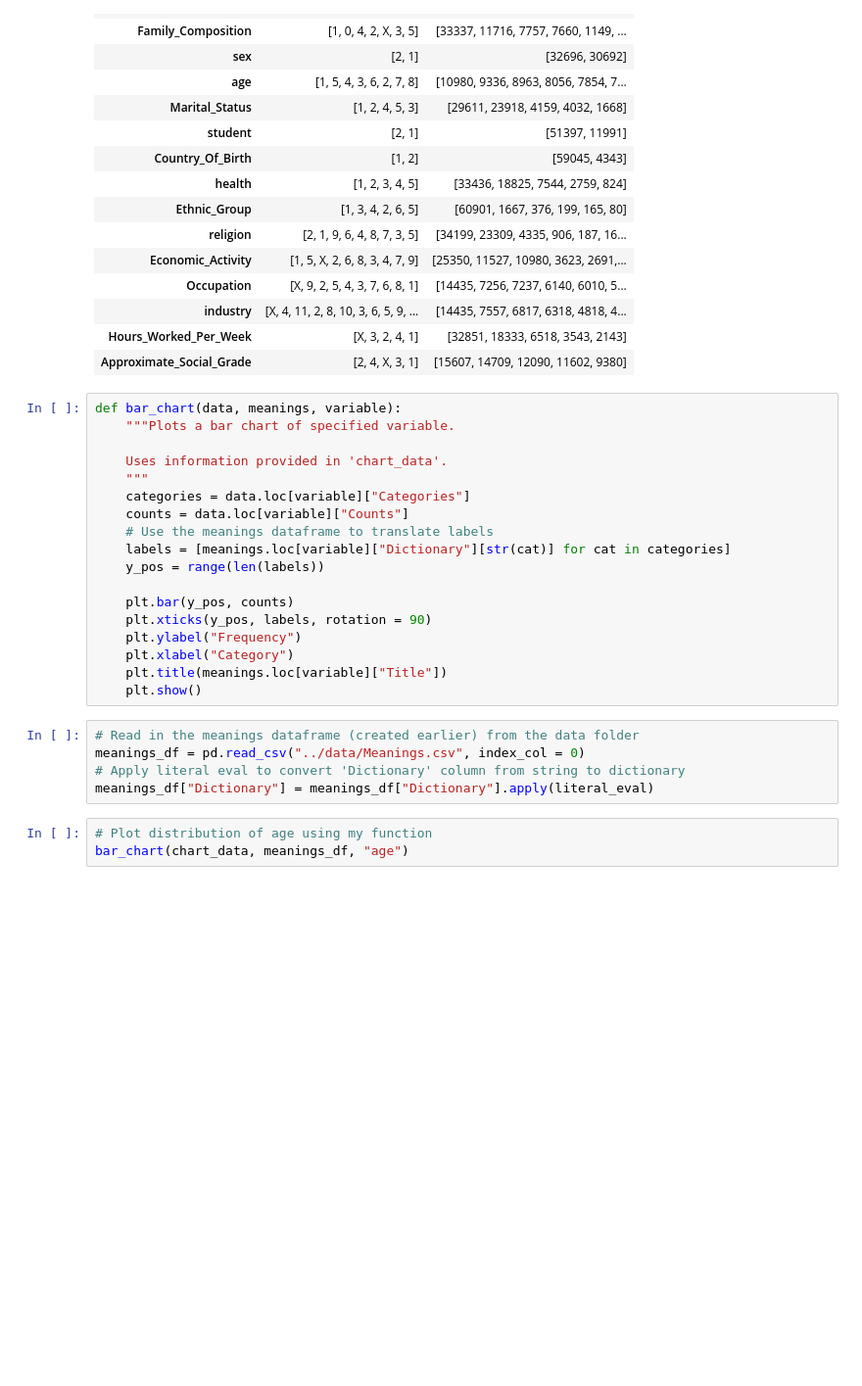
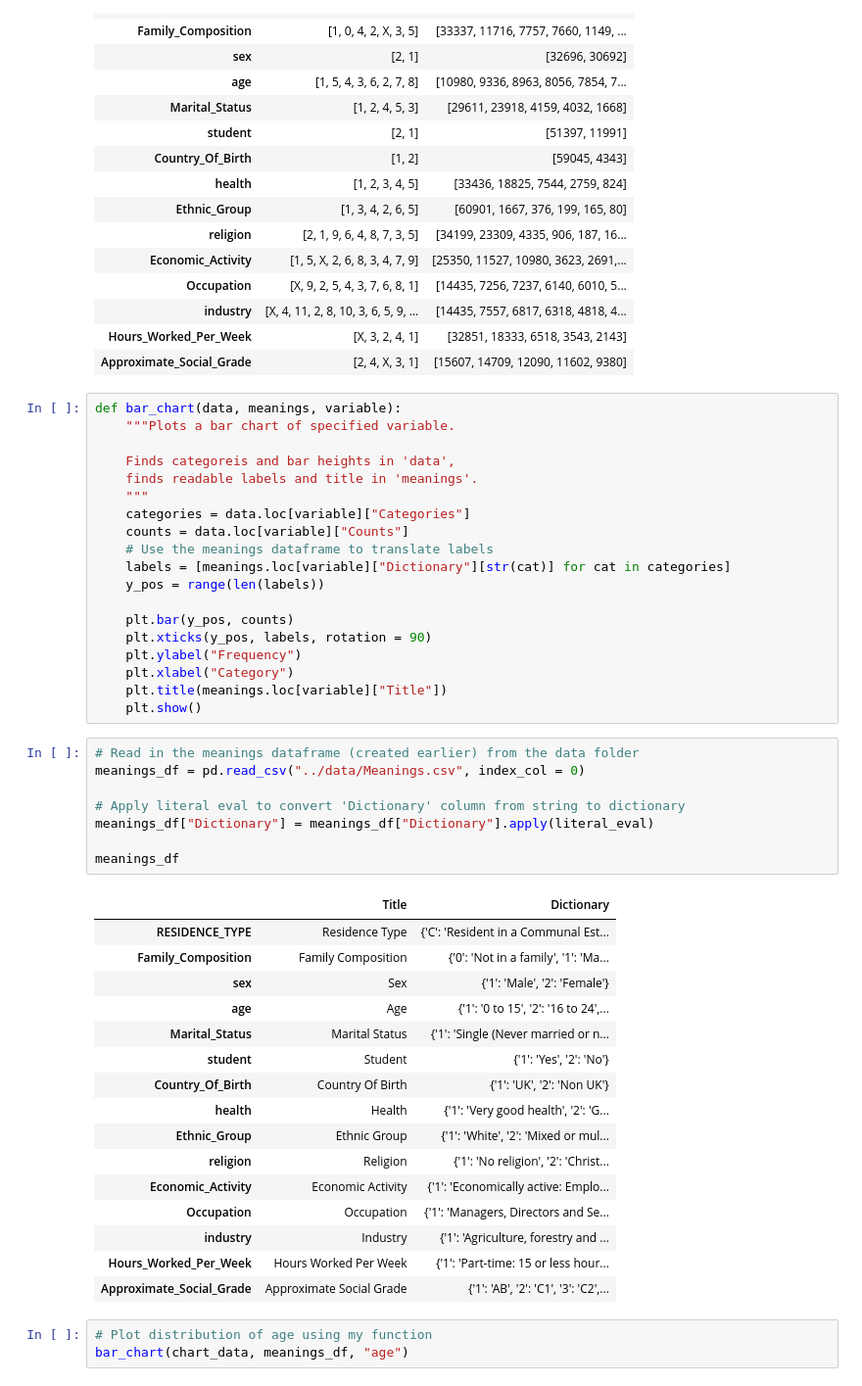
Before and after one commit to awesometillman/census, a Jupyter notebook: notebooks/notebook.ipynb, the cells around one changed output. Shown at 98% size. Cells and saved outputs as stored; diff of their text form; blank space fills up the shorter version.

```diff
--- a/notebooks/notebook.ipynb
+++ b/notebooks/notebook.ipynb
@@ -162,7 +156,8 @@ chart_data
 def bar_chart(data, meanings, variable):
     """Plots a bar chart of specified variable.
 
-    Uses information provided in 'chart_data'.
+    Finds categoreis and bar heights in 'data',
+    finds readable labels and title in 'meanings'.
     """
     categories = data.loc[variable]["Categories"]
     counts = data.loc[variable]["Counts"]
@@ -179,8 +174,28 @@ def bar_chart(data, meanings, variable):
 # %%
 # Read in the meanings dataframe (created earlier) from the data folder
 meanings_df = pd.read_csv("../data/Meanings.csv", index_col = 0)
+
 # Apply literal eval to convert 'Dictionary' column from string to dictionary
 meanings_df["Dictionary"] = meanings_df["Dictionary"].apply(literal_eval)
+
+meanings_df
+# %% [output]
+|  | Title | Dictionary |
+| RESIDENCE_TYPE | Residence Type | {'C': 'Resident in a Communal Est... |
+| Family_Composition | Family Composition | {'0': 'Not in a family', '1': 'Ma... |
+| sex | Sex | {'1': 'Male', '2': 'Female'} |
+| age | Age | {'1': '0 to 15', '2': '16 to 24',... |
+| Marital_Status | Marital Status | {'1': 'Single (Never married or n... |
+| student | Student | {'1': 'Yes', '2': 'No'} |
+| Country_Of_Birth | Country Of Birth | {'1': 'UK', '2': 'Non UK'} |
+| health | Health | {'1': 'Very good health', '2': 'G... |
+| Ethnic_Group | Ethnic Group | {'1': 'White', '2': 'Mixed or mul... |
+| religion | Religion | {'1': 'No religion', '2': 'Christ... |
+| Economic_Activity | Economic Activity | {'1': 'Economically active: Emplo... |
+| Occupation | Occupation | {'1': 'Managers, Directors and Se... |
+| industry | Industry | {'1': 'Agriculture, forestry and ... |
+| Hours_Worked_Per_Week | Hours Worked Per Week | {'1': 'Part-time: 15 or less hour... |
+| Approximate_Social_Grade | Approximate Social Grade | {'1': 'AB', '2': 'C1', '3': 'C2',... |
 # %%
 # Plot distribution of age using my function
 bar_chart(chart_data, meanings_df, "age")
```
Also changed, not shown: parts of 7 cells of this notebook.
